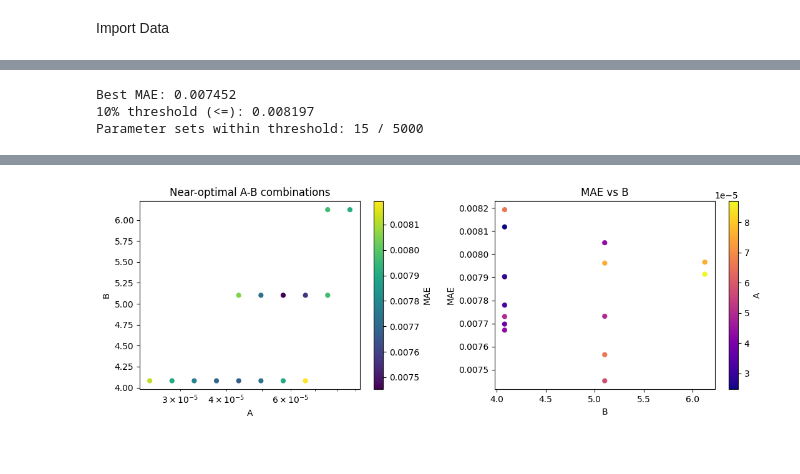
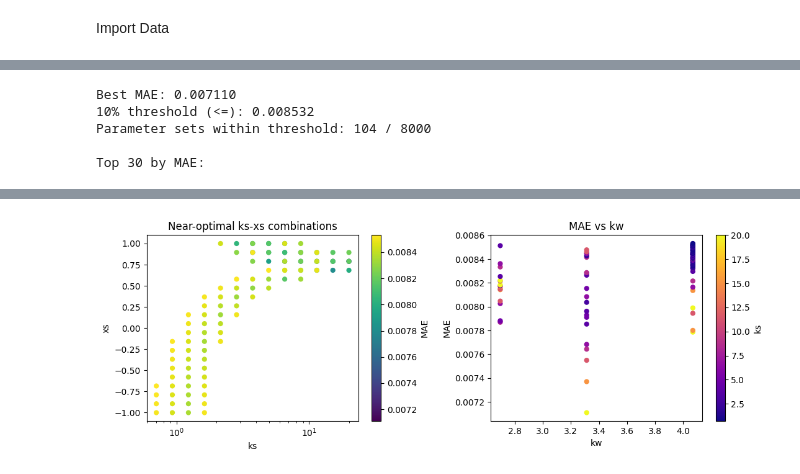
Before and after one commit to nicole-hucke/shear_stress_paper, a Jupyter notebook: antecedent_conditions/predictive_equation/sigmoid_iterations/finding_optimal_sigmoid_params.ipynb, the cells around one changed output, grey strips where cells are left out. Drawn from its saved outputs; the diff is of its cells as text; code cells hidden in the pictures.

```diff
--- a/antecedent_conditions/predictive_equation/sigmoid_iterations/finding_optimal_sigmoid_params.ipynb
+++ b/antecedent_conditions/predictive_equation/sigmoid_iterations/finding_optimal_sigmoid_params.ipynb
@@ -237,5 +236,8 @@ Run Full La Jara Record
 # %%
 tauc_obs_lajara = tauc_events["tauc"].to_numpy()
-# find min and max of τ*c observations
-tauc_min_lajara = tauc_obs_lajara.min() * 0.9
-tauc_max_lajara = tauc_obs_lajara.max() * 1.01
+# start, stop, number of values
+ks_vals = np.geomspace(0.1, 20, 20) # values evenly spaced on log scale
+xs_vals = np.linspace(-1, 1, 20)
+kw_vals = np.geomspace(0.1, 5, 20) # values evenly spaced on linear scale
+tauc_max_lajara = 0.14254
+tauc_min_lajara = 0.07
@@ -284,9 +244,3 @@ Calculated dt: 1.0 minutes
-# %%
-# start, stop, number of values
-A_vals = np.logspace(-6, 0, 100) # values evenly spaced on log scale
-B_vals = np.linspace(0, 50, 50)
-tauc_max_lajara = 0.14254
-tauc_min_lajara = 0.08
 # %%
 calibration = calibrate_parameters(
     tau_star,
@@ -295,8 +249,9 @@ calibration = calibrate_parameters(
     dt=1,
     tau_c_max=tauc_max_lajara,
     tau_c_min=tauc_min_lajara,
-    A_vals=A_vals,
-    B_vals=B_vals,
+    ks_vals=ks_vals,
+    kw_vals=kw_vals,
+    xs_vals=xs_vals
 )
 best = min(calibration, key=lambda x: x["MAE"])
 print("Best-fit parameters:")
@@ -358,14 +316,13 @@ plt.show()
 # %%
 # sensitivity filter: keep parameter sets within 10% of the best MAE
 calibration_df = pd.DataFrame(calibration)
-
 mae_candidates = [c for c in calibration_df.columns if "mae" in c.lower()]
 if not mae_candidates:
     raise ValueError(f"No MAE-like column found in calibration results. Columns: {list(calibration_df.columns)}")
 mae_col = mae_candidates[0]
 
 best_mae = calibration_df[mae_col].min()
-mae_threshold = best_mae * 1.10
+mae_threshold = best_mae * 1.2
 
 near_optimal = (
     calibration_df.loc[calibration_df[mae_col] <= mae_threshold]
@@ -389,45 +346,47 @@ else:
     display(near_optimal)
 
 # save full near-optimal set for later analysis.
-out_path = "changing_tcmin/dt=1/tc_min_0.080.csv"
+out_path = "sigmoid_params_iteration1.csv"
 near_optimal.to_csv(out_path, index=False)
 
 # quick visualization of the near-optimal parameter cloud (if expected columns exist).
-if {"A", "B", "tau_c_min"}.issubset(near_optimal.columns):
+if {"ks", "xs", "kw"}.issubset(near_optimal.columns):
     fig, axes = plt.subplots(1, 2, figsize=(11, 4))
 
     sc1 = axes[0].scatter(
-        near_optimal["A"],
-        near_optimal["B"],
+        near_optimal["ks"],
+        near_optimal["xs"],
         c=near_optimal[mae_col],
         cmap="viridis",
         s=35,
         edgecolors="none",
     )
     axes[0].set_xscale("log")
-    axes[0].set_xlabel("A")
-    axes[0].set_ylabel("B")
-    axes[0].set_title("Near-optimal A-B combinations")
+    axes[0].set_xlabel("ks")
+    axes[0].set_ylabel("xs")
+    axes[0].set_title("Near-optimal ks-xs combinations")
     cbar1 = plt.colorbar(sc1, ax=axes[0])
     cbar1.set_label(mae_col)
 
     sc2 = axes[1].scatter(
-        near_optimal["B"],
+        near_optimal["kw"],
         near_optimal[mae_col],
-        c=near_optimal["A"],
+        c=near_optimal["ks"],
         cmap="plasma",
         s=35,
         edgecolors="none",
     )
-    axes[1].set_xlabel("B")
+    axes[1].set_xlabel("kw")
     axes[1].set_ylabel(mae_col)
-    axes[1].set_title("MAE vs B")
+    axes[1].set_title("MAE vs kw")
     cbar2 = plt.colorbar(sc2, ax=axes[1])
-    cbar2.set_label("A")
+    cbar2.set_label("ks")
 
     plt.tight_layout()
     plt.show()
 # %% [output]
-Best MAE: 0.007452
-10% threshold (<=): 0.008197
-Parameter sets within threshold: 15 / 5000
+Best MAE: 0.007110
+10% threshold (<=): 0.008532
+Parameter sets within threshold: 104 / 8000
+
+Top 30 by MAE:
@@ -450 +410 @@ Parameter sets within threshold: 15 / 5000
-[figure, old version]
+[figure, new version]
```
Also changed, not shown: parts of 14 cells of this notebook, 1 other file.
